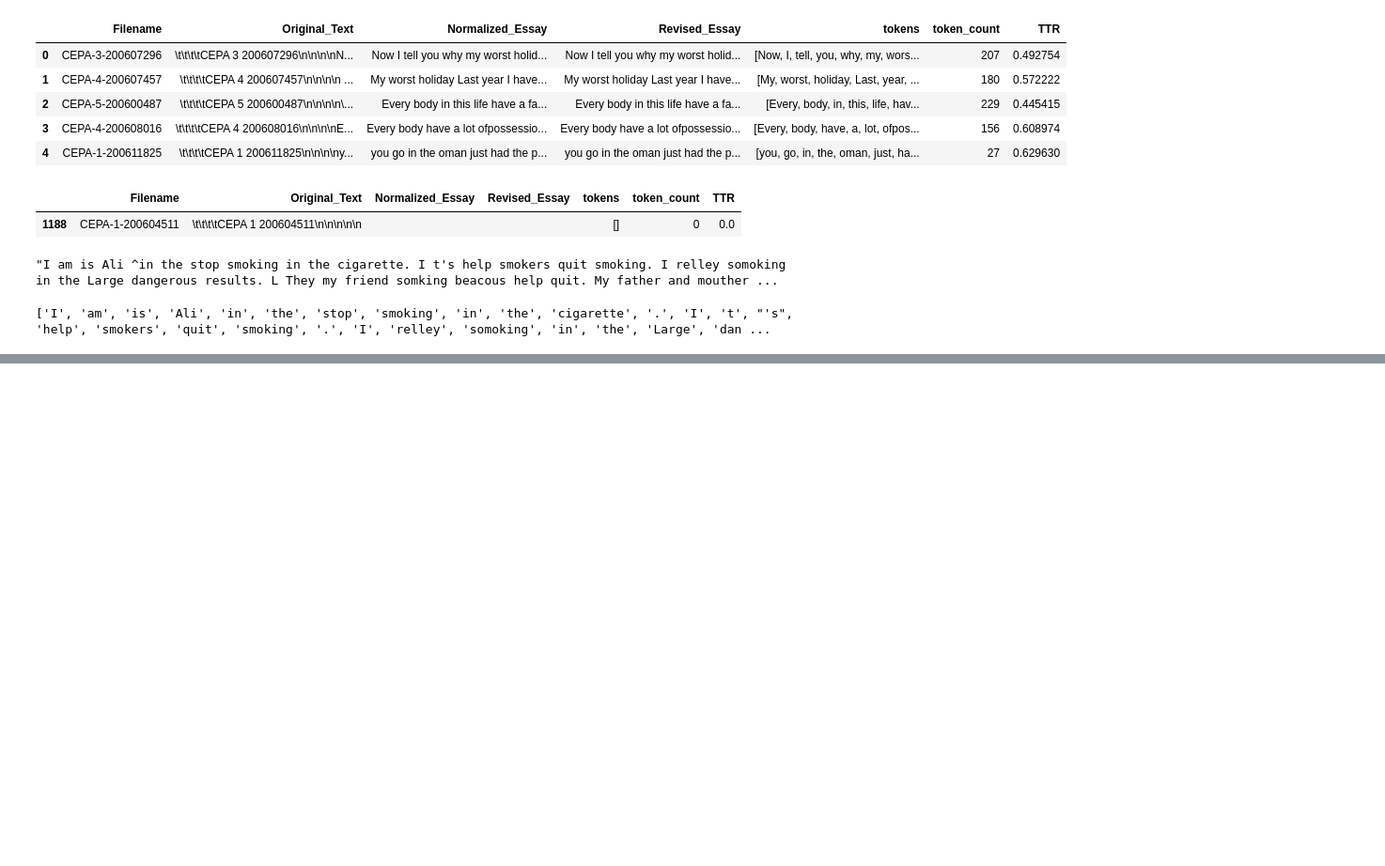
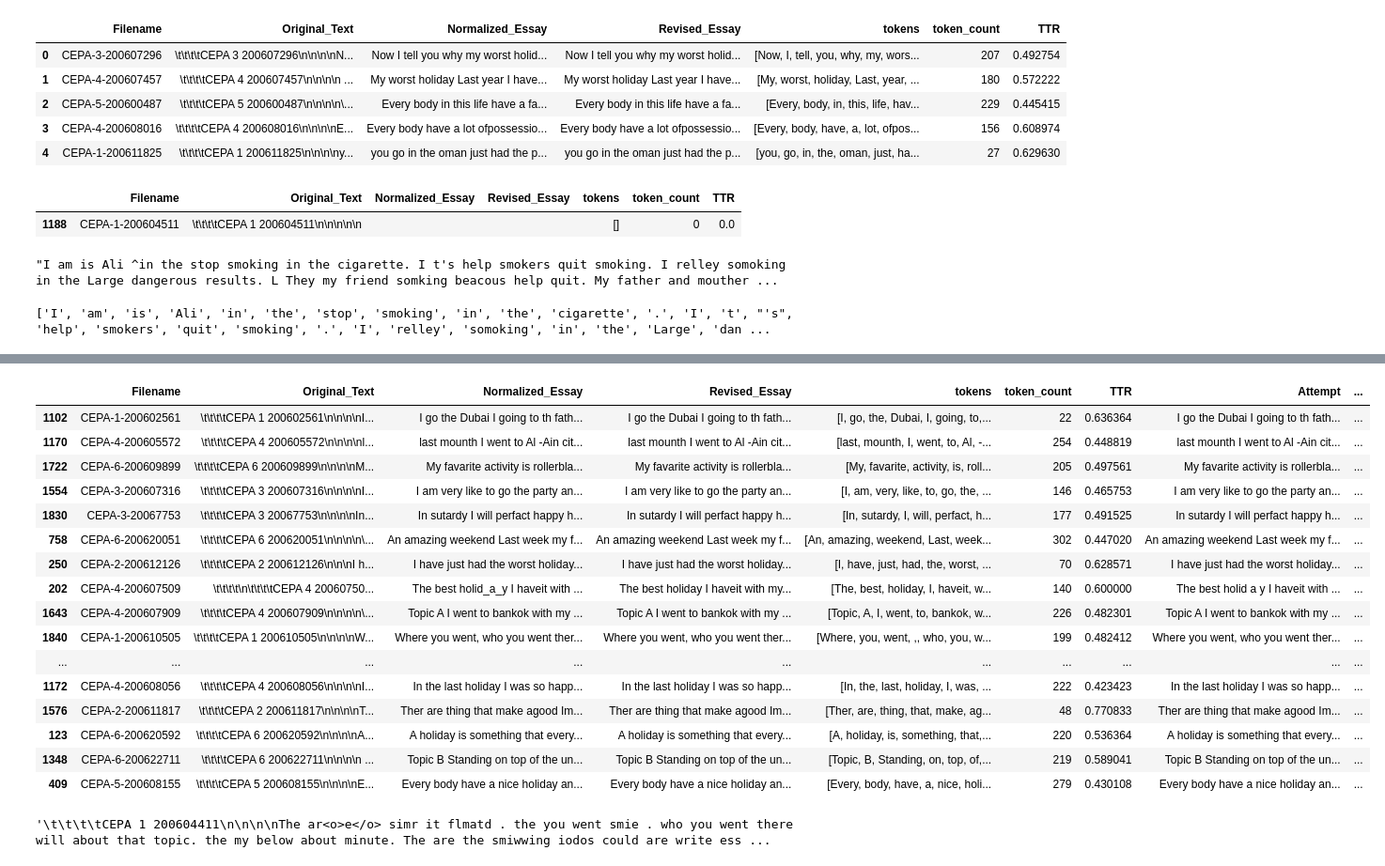
Before and after one commit to Data-Science-for-Linguists-2019/ESL-Article-Acquisition, a Jupyter notebook: exploratory-analysis/BALC_clean.ipynb, the cells around one changed output, grey strips where cells are left out. Shown: that part at 94% size. Drawn from its saved outputs; the diff is of its cells as text; code cells hidden in the pictures; blank space fills up the shorter version.

Commit message:
moving exploration and BALC cleaning into new subdirectory, exploratory analysis

```diff
--- a/BALC_clean.ipynb
+++ b/exploratory-analysis/BALC_clean.ipynb
@@ -550,0 +563,5 @@ balc_df.tokens[66]
+# %%
+def womp(text):
+    text = text.replace("_", " ")
+    return text
+balc_df['Attempt'] = balc_df.Normalized_Essay.apply(womp)
@@ -550,0 +577,9 @@ balc_df.tokens[66]
+# %%
+def get_prof(fn):
+    if fn.startswith('C'):
+        num = re.findall('-\d-', fn)
+        num = ''.join(num)
+        num = num.replace('-', '')
+        return num
+    else: return "N/A"
+balc_df[balc_df.Filename.str.contains(r'^C')]
@@ -550,0 +609,2 @@ balc_df.tokens[66]
+# %%
+balc_df['Proficiency'] = balc_df.Filename.apply(get_prof)
@@ -550,0 +646,24 @@ balc_df.tokens[66]
+# %%
+balc_df[balc_df.Filename.str.contains(r'^C')].sample(50)
+# %% [output]
+|  | Filename | Original_Text | Normalized_Essay | Revised_Essay | tokens | token_count | TTR | Attempt | ... |
+| 1102 | CEPA-1-200602561 | \t\t\t\tCEPA 1 200602561\n\n\n\nI... | I go the Dubai I going to th fath... | I go the Dubai I going to th fath... | [I, go, the, Dubai, I, going, to,... | 22 | 0.636364 | I go the Dubai I going to th fath... | ... |
+| 1170 | CEPA-4-200605572 | \t\t\t\tCEPA 4 200605572\n\n\n\nl... | last mounth I went to Al -Ain cit... | last mounth I went to Al -Ain cit... | [last, mounth, I, went, to, Al, -... | 254 | 0.448819 | last mounth I went to Al -Ain cit... | ... |
+| 1722 | CEPA-6-200609899 | \t\t\t\tCEPA 6 200609899\n\n\n\nM... | My favarite activity is rollerbla... | My favarite activity is rollerbla... | [My, favarite, activity, is, roll... | 205 | 0.497561 | My favarite activity is rollerbla... | ... |
+| 1554 | CEPA-3-200607316 | \t\t\t\tCEPA 3 200607316\n\n\n\nI... | I am very like to go the party an... | I am very like to go the party an... | [I, am, very, like, to, go, the, ... | 146 | 0.465753 | I am very like to go the party an... | ... |
+| 1830 | CEPA-3-20067753 | \t\t\t\tCEPA 3 20067753\n\n\n\nIn... | In sutardy I will perfact happy h... | In sutardy I will perfact happy h... | [In, sutardy, I, will, perfact, h... | 177 | 0.491525 | In sutardy I will perfact happy h... | ... |
+| 758 | CEPA-6-200620051 | \t\t\t\tCEPA 6 200620051\n\n\n\n\... | An amazing weekend Last week my f... | An amazing weekend Last week my f... | [An, amazing, weekend, Last, week... | 302 | 0.447020 | An amazing weekend Last week my f... | ... |
+| 250 | CEPA-2-200612126 | \t\t\t\tCEPA 2 200612126\n\n\nI h... | I have just had the worst holiday... | I have just had the worst holiday... | [I, have, just, had, the, worst, ... | 70 | 0.628571 | I have just had the worst holiday... | ... |
+| 202 | CEPA-4-200607509 | \t\t\t\t\n\t\t\t\tCEPA 4 20060750... | The best holid_a_y I haveit with ... | The best holiday I haveit with my... | [The, best, holiday, I, haveit, w... | 140 | 0.600000 | The best holid a y I haveit with ... | ... |
+| 1643 | CEPA-4-200607909 | \t\t\t\tCEPA 4 200607909\n\n\n\n\... | Topic A I went to bankok with my ... | Topic A I went to bankok with my ... | [Topic, A, I, went, to, bankok, w... | 226 | 0.482301 | Topic A I went to bankok with my ... | ... |
+| 1840 | CEPA-1-200610505 | \t\t\t\tCEPA 1 200610505\n\n\n\nW... | Where you went, who you went ther... | Where you went, who you went ther... | [Where, you, went, ,, who, you, w... | 199 | 0.482412 | Where you went, who you went ther... | ... |
+| ... | ... | ... | ... | ... | ... | ... | ... | ... | ... |
+| 1172 | CEPA-4-200608056 | \t\t\t\tCEPA 4 200608056\n\n\n\nI... | In the last holiday I was so happ... | In the last holiday I was so happ... | [In, the, last, holiday, I, was, ... | 222 | 0.423423 | In the last holiday I was so happ... | ... |
+| 1576 | CEPA-2-200611817 | \t\t\t\tCEPA 2 200611817\n\n\n\nT... | Ther are thing that make agood Im... | Ther are thing that make agood Im... | [Ther, are, thing, that, make, ag... | 48 | 0.770833 | Ther are thing that make agood Im... | ... |
+| 123 | CEPA-6-200620592 | \t\t\t\tCEPA 6 200620592\n\n\n\nA... | A holiday is something that every... | A holiday is something that every... | [A, holiday, is, something, that,... | 220 | 0.536364 | A holiday is something that every... | ... |
+| 1348 | CEPA-6-200622711 | \t\t\t\tCEPA 6 200622711\n\n\n\n ... | Topic B Standing on top of the un... | Topic B Standing on top of the un... | [Topic, B, Standing, on, top, of,... | 219 | 0.589041 | Topic B Standing on top of the un... | ... |
+| 409 | CEPA-5-200608155 | \t\t\t\tCEPA 5 200608155\n\n\n\nE... | Every body have a nice holiday an... | Every body have a nice holiday an... | [Every, body, have, a, nice, holi... | 279 | 0.430108 | Every body have a nice holiday an... | ... |
+# %%
+balc_df.Original_Text[1783]
+# %% [output]
+'\t\t\t\tCEPA 1 200604411\n\n\n\nThe ar<o>e</o> simr it flmatd . the you went smie . who you went there will about that topic. the my below about minute. The are the smiwwing iodos could are write ess ...
```
Also changed, not shown: parts of 10 cells of this notebook, 1 other file.
